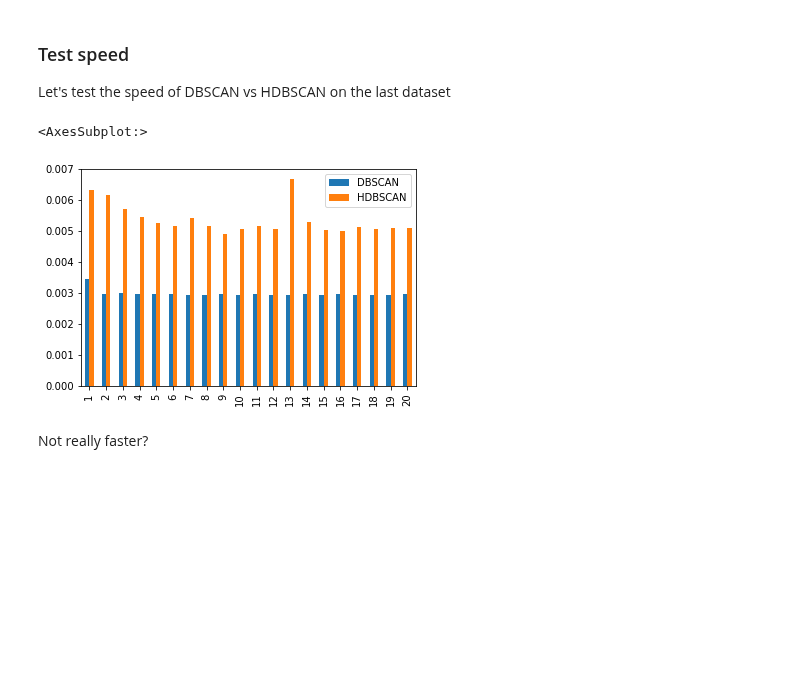
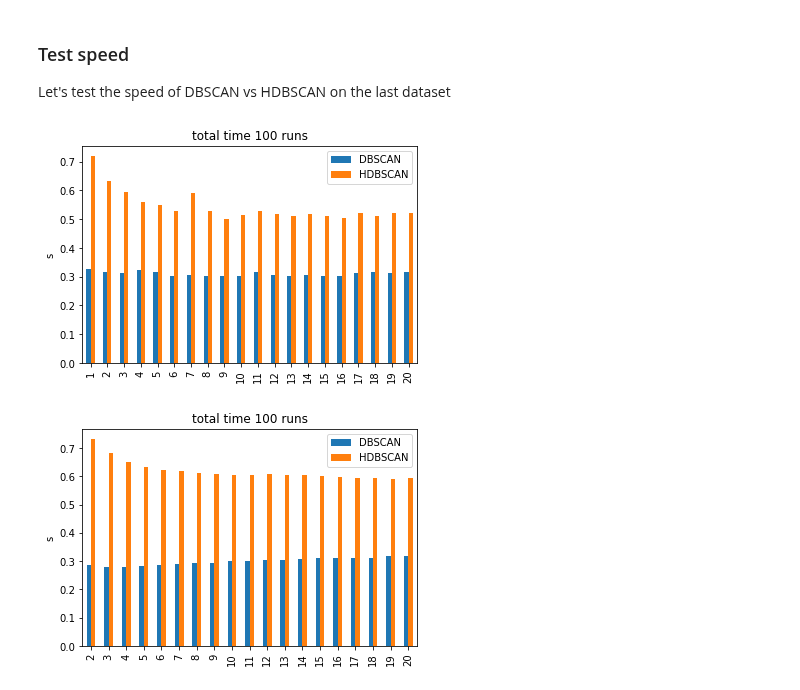
Before and after one commit to AI4S2S/s2spy, a Jupyter notebook: notebooks/tutorial_hdbscan.ipynb, the cells around one changed output. Drawn from its saved outputs; the diff is of its cells as text; code cells hidden in the pictures; blank space fills up the shorter version.

```diff
--- a/notebooks/tutorial_hdbscan.ipynb
+++ b/notebooks/tutorial_hdbscan.ipynb
@@ -297,0 +228,3 @@ fig.tight_layout()
+# %%
+for i in range(1,6):
+    hdbscanner(precursor_field, target_timeseries, min_samples=i)
@@ -355,13 +284,62 @@ for j in min_samples:
 # %%
 #pandas dataframe
-df_DBSCAN = pd.DataFrame(runtimes_DBSCAN, index=min_samples, columns = runs)
-df_HDBSCAN = pd.DataFrame(runtimes_HDBSCAN, index=min_samples, columns = runs)
-d = {'DBSCAN': df_DBSCAN, 'HDBSCAN': df_HDBSCAN}
-df = pd.concat(d.values(), axis=1, keys=d.keys())
-df = df.transpose()
-df.groupby(level=[0]).mean().transpose().plot(kind='bar')
+def plot_runtimes(runtimes_DBSCAN, runtimes_HDBSCAN, index, n_runs=1):
+    df_DBSCAN = pd.DataFrame(runtimes_DBSCAN, index=index)
+    df_HDBSCAN = pd.DataFrame(runtimes_HDBSCAN, index=index)
+    d = {'DBSCAN': df_DBSCAN, 'HDBSCAN': df_HDBSCAN}
+    df = pd.concat(d.values(), axis=1, keys=d.keys())
+    df = df.transpose()
+    df.groupby(level=[0]).sum().transpose().plot(kind='bar', ylabel='s', xlabel='', title=f'total time {n_runs} runs')
+    #df.groupby(level=[0]).mean().transpose().plot(kind='bar', ylabel='s', xlabel='', title=f'mean time {n_runs} runs')
-# %% [output]
-<AxesSubplot:>
-[figure, removed]
-# %% [markdown]
-Not really faster?
+# %%
+import time
+runs = 100
+
+#min_samples
+min_samples = 20
+DBSCAN_times = []
+for i in np.arange(1, min_samples+1):
+    start_time = time.time()
+    for j in np.arange(1, runs+1):
+        _ = DBSCANner(min_samples=i)
+    end_time = time.time()
+    exec_time = end_time-start_time
+    DBSCAN_times.append(exec_time)
+
+HDBSCAN_times = []
+for i in np.arange(1, min_samples+1):
+    start_time = time.time()
+    for j in np.arange(1, runs+1):
+        _ = HDBSCANner(min_samples=i)
+    end_time = time.time()
+    exec_time = end_time-start_time
+    HDBSCAN_times.append(exec_time)
+
+plot_runtimes(runtimes_DBSCAN=DBSCAN_times, runtimes_HDBSCAN=HDBSCAN_times, index=np.arange(1, min_samples+1), n_runs=runs)
+
+#min_cluster_size and eps
+min_cluster_size = 20
+eps_km = 1000
+
+DBSCAN_times = []
+for i in np.arange(100, eps_km+1, 50):
+    start_time = time.time()
+    for j in np.arange(1, runs+1):
+        _ = DBSCANner(eps_km=i)
+    end_time = time.time()
+    exec_time = end_time-start_time
+    DBSCAN_times.append(exec_time)
+
+HDBSCAN_times = []
+for i in np.arange(2, min_cluster_size+1):
+    start_time = time.time()
+    for j in np.arange(1, runs+1):
+        _ = HDBSCANner(min_cluster_size=i)
+    end_time = time.time()
+    exec_time = end_time-start_time
+    HDBSCAN_times.append(exec_time)
+
+plot_runtimes(runtimes_DBSCAN=DBSCAN_times, runtimes_HDBSCAN=HDBSCAN_times, index=np.arange(2, min_cluster_size+1), n_runs=runs)
+# %% [output]
+[figure, added]
+[figure, added]
```
Also changed, not shown: parts of 17 cells of this notebook.
